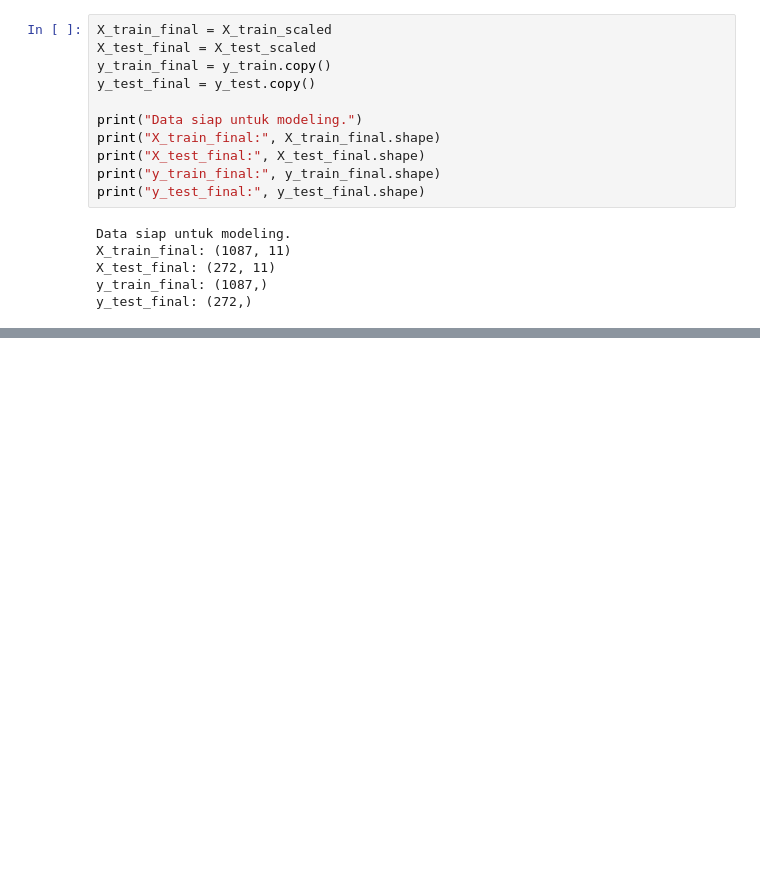
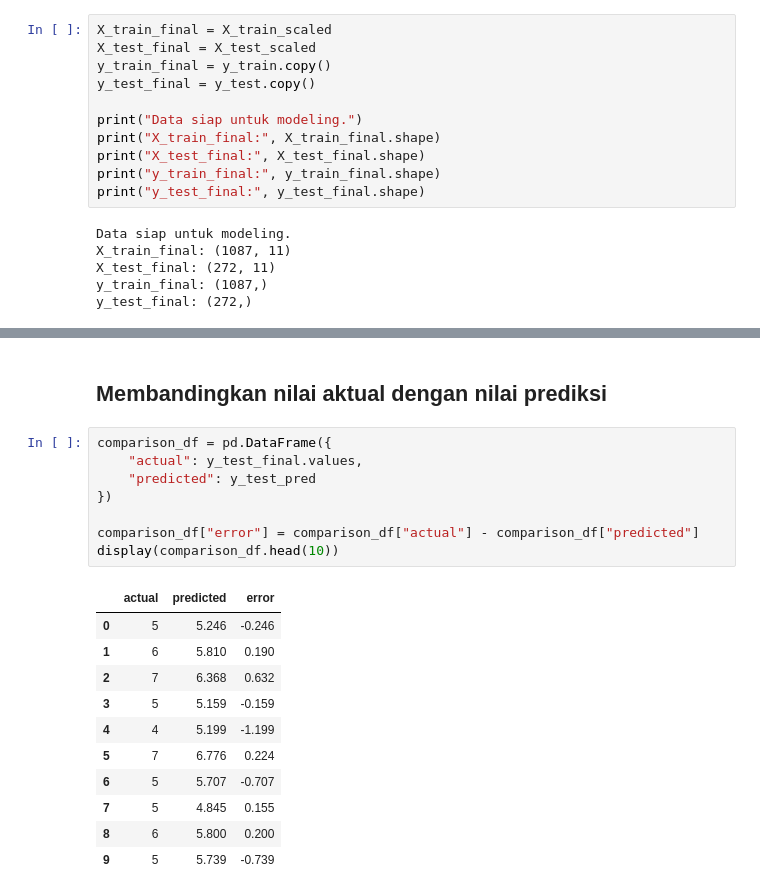
Before and after one commit to r021n/simple-machine-learing, a Jupyter notebook: Wine_Quality_Prediction.ipynb, the cells around one changed output, grey strips where cells are left out. Saved outputs shown, nothing was run; the diff lists cells and outputs as text; blank space fills up the shorter version.

```diff
--- a/Wine_Quality_Prediction.ipynb
+++ b/Wine_Quality_Prediction.ipynb
@@ -522,0 +590,22 @@ y_test_final: (272,)
+# %% [markdown]
+## Membandingkan nilai aktual dengan nilai prediksi
+# %%
+comparison_df = pd.DataFrame({
+    "actual": y_test_final.values,
+    "predicted": y_test_pred
+})
+
+comparison_df["error"] = comparison_df["actual"] - comparison_df["predicted"]
+display(comparison_df.head(10))
+# %% [output]
+|  | actual | predicted | error |
+| 0 | 5 | 5.246 | -0.246 |
+| 1 | 6 | 5.810 | 0.190 |
+| 2 | 7 | 6.368 | 0.632 |
+| 3 | 5 | 5.159 | -0.159 |
+| 4 | 4 | 5.199 | -1.199 |
+| 5 | 7 | 6.776 | 0.224 |
+| 6 | 5 | 5.707 | -0.707 |
+| 7 | 5 | 4.845 | 0.155 |
+| 8 | 6 | 5.800 | 0.200 |
+| 9 | 5 | 5.739 | -0.739 |
```
Also changed, not shown: parts of 19 cells of this notebook.
